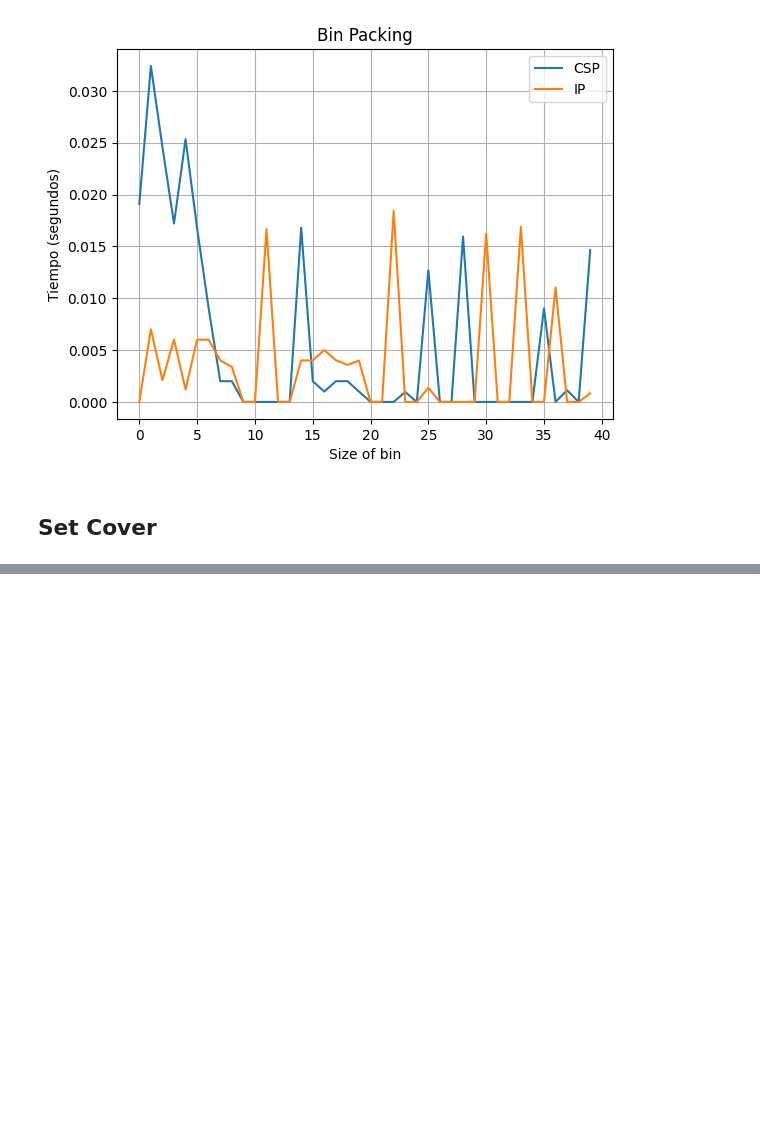
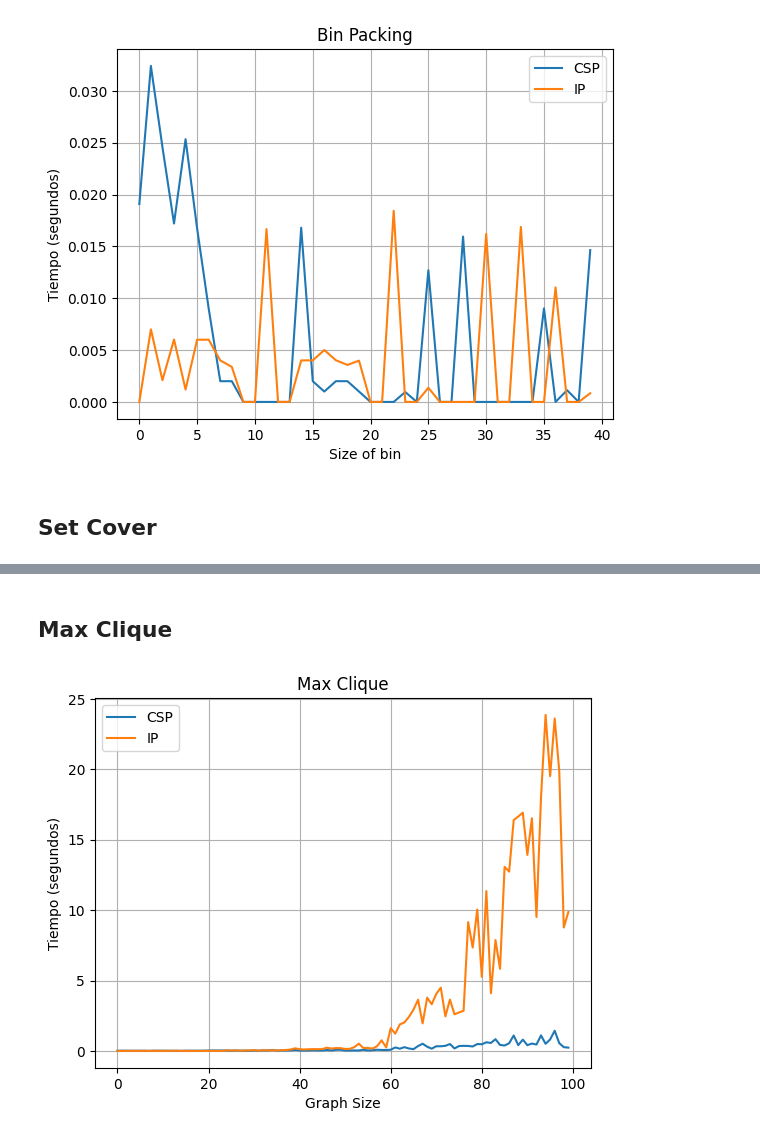
Before and after one commit to javierrodriguezsanchez/Comparison-between-CSP-and-IP, a Jupyter notebook: src/comparer.ipynb, the cells around one changed output, grey strips where cells are left out. Drawn from its saved outputs; the diff is of its cells as text; code cells hidden in the pictures; blank space fills up the shorter version.

Commit message:
Add clique

```diff
--- a/src/comparer.ipynb
+++ b/src/comparer.ipynb
@@ -125,0 +126,12 @@ compare(problems, CSP_solve, IP_solve, "Bin Packing", "Size of bin")
+# %% [markdown]
+## Max Clique
+# %%
+from MaxClique.Clique import problem_builder
+from MaxClique.CSP import solve as CSP_solve
+from MaxClique.IP import solve as IP_solve
+
+# Generar una lista de problemas
+problems = [problem_builder(i+1) for i in range(100)]
+compare(problems, CSP_solve, IP_solve, "Max Clique", "Graph Size")
+# %% [output]
+[figure, added]
```
Also changed, not shown: parts of 1 cell of this notebook, 4 other files.
